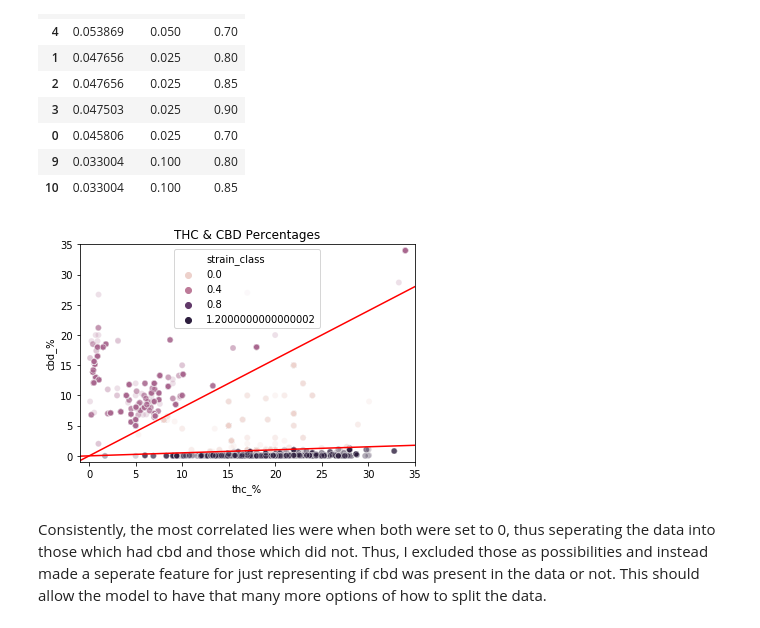
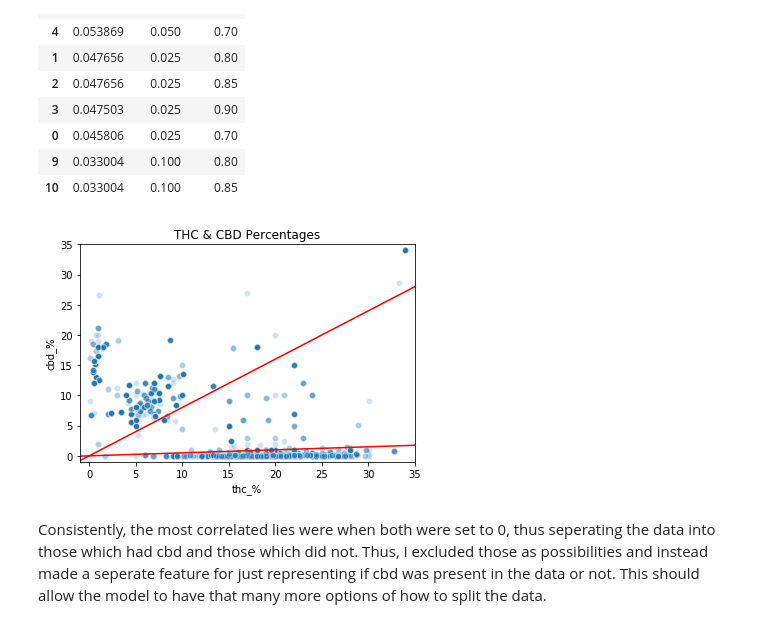
Before and after one commit to TerraJRiley/Cannabis_data, a Jupyter notebook: Cannabis_modeling_results.ipynb, the cells around one changed output. Cells and saved outputs as stored; diff of their text form; code cells hidden in the pictures.

```diff
--- a/Cannabis_modeling_results.ipynb
+++ b/Cannabis_modeling_results.ipynb
@@ -305,27 +332,27 @@ df_grid
 # %%
 best_slope_1, best_slope_2 = df_grid.iloc[0,1], df_grid.iloc[0,2]
 
 
 def sorting(row):
     if row['cbd_%'] < (row['thc_%'] * best_slope_1):
         result = 1
     elif row['cbd_%'] > (row['thc_%'] * best_slope_2):
         result = .5
     else:
         result = 0
     return result
 df['strain_class'] = df.apply(sorting, axis=1)
 
 axes = plt.gca()
 axes.set_xlim([-1,35])
 axes.set_ylim([-1,35])
 axes.set_title('THC & CBD Percentages')
-sns.scatterplot(df['thc_%'],df['cbd_%'], hue = df['strain_class'], alpha=0.2);
+sns.scatterplot(df['thc_%'],df['cbd_%'], alpha=0.2);
 line = np.linspace(-500,500)
 plt.plot(line, best_slope_1 * line, '-r');
 plt.plot(line, best_slope_2 * line, '-r');
 # %% [output]
-[figure, old version]
+[figure, new version]
 # %% [markdown]
 Consistently, the most correlated lies were when both were set to 0, thus seperating the data into those which had cbd and those which did not.  Thus, I excluded those as possibilities and instead made a seperate feature for just representing if cbd was present in the data or not.  This should allow the model to have that many more options of how to split the data.
 # %%
```
Also changed, not shown: parts of 66 cells of this notebook, 2 other files.
